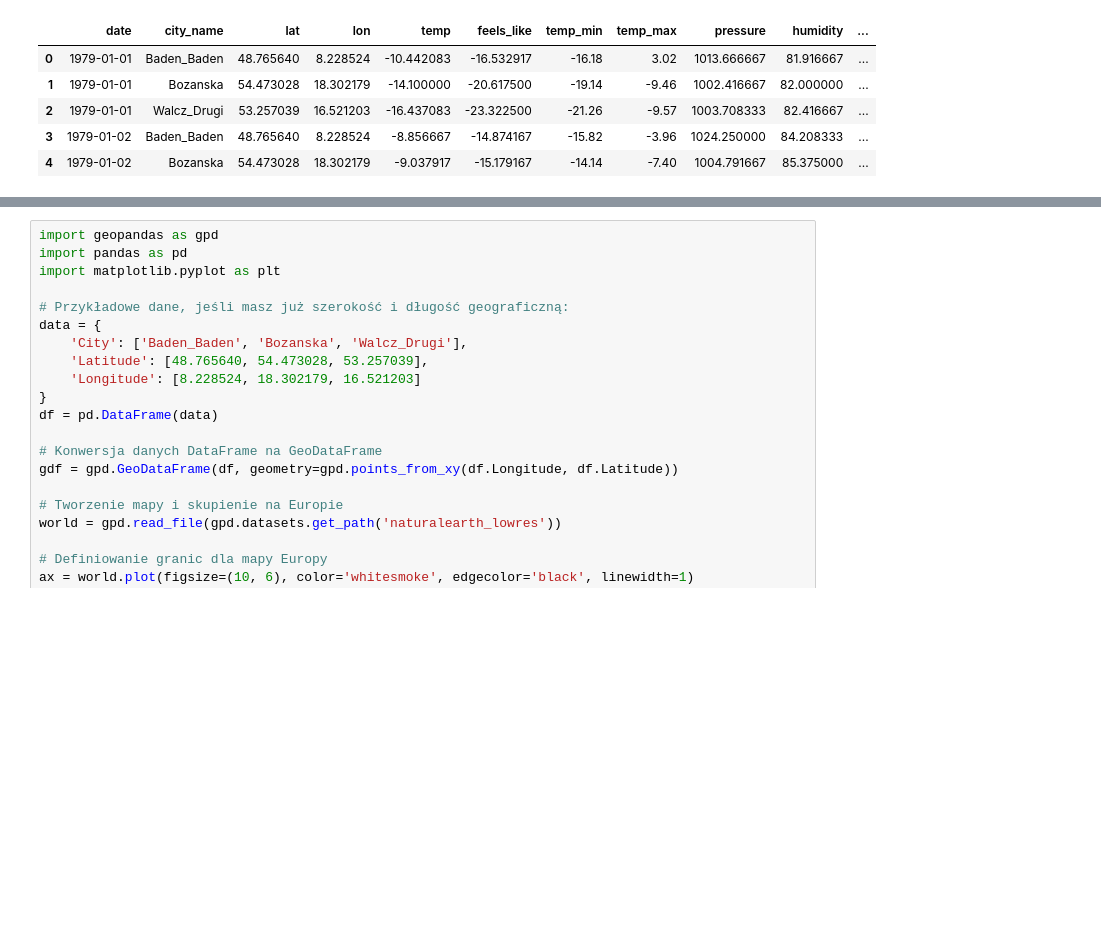
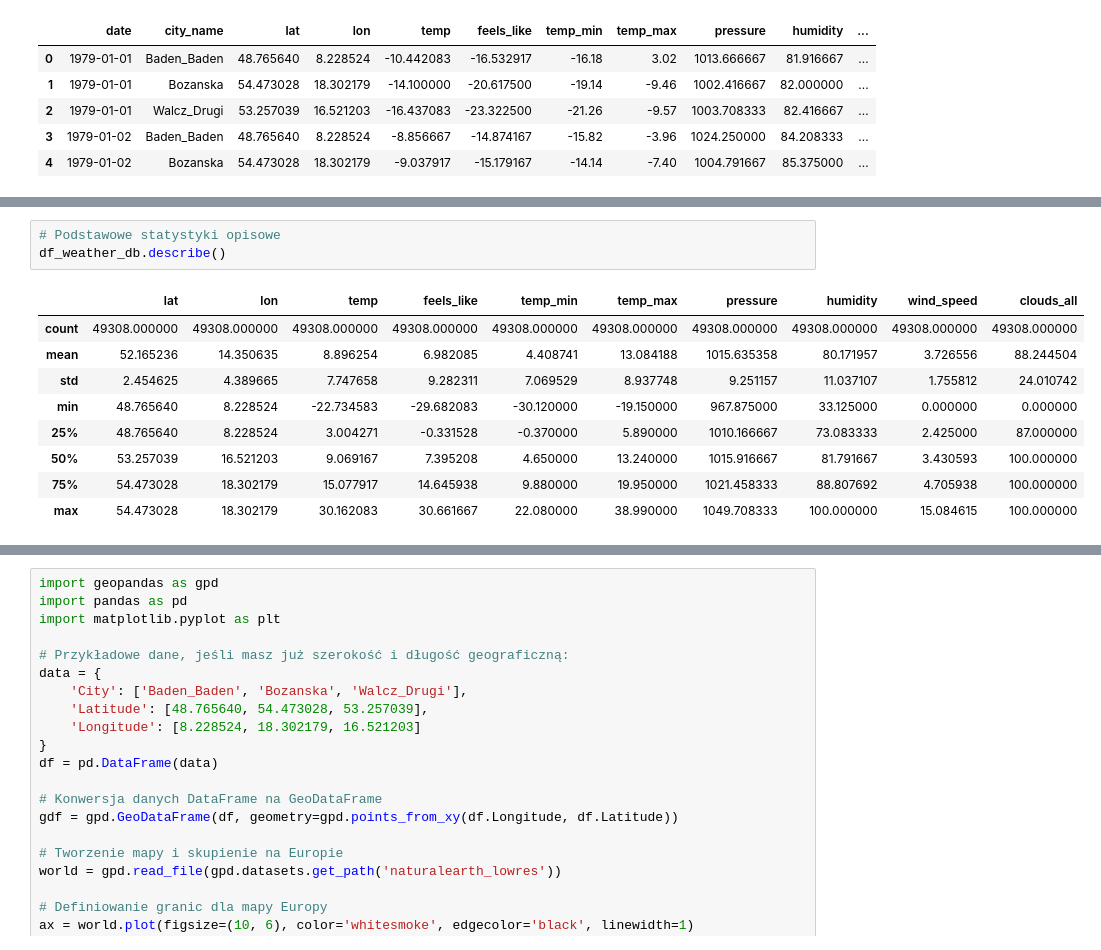
Before and after one commit to BartoszRP/MERITO_ML_Projekt_Fotowoltaika_2024, a Jupyter notebook: 1. Notebooks/03_analiza_danych.ipynb, the cells around one changed output, grey strips where cells are left out. Cells and saved outputs as stored; diff of their text form; blank space fills up the shorter version.

```diff
--- a/1. Notebooks/03_analiza_danych.ipynb
+++ b/1. Notebooks/03_analiza_danych.ipynb
@@ -90,0 +112,13 @@ df_weather_db.head()
+# %%
+# Podstawowe statystyki opisowe
+df_weather_db.describe()
+# %% [output]
+|  | lat | lon | temp | feels_like | temp_min | temp_max | pressure | humidity | wind_speed | clouds_all |
+| count | 49308.000000 | 49308.000000 | 49308.000000 | 49308.000000 | 49308.000000 | 49308.000000 | 49308.000000 | 49308.000000 | 49308.000000 | 49308.000000 |
+| mean | 52.165236 | 14.350635 | 8.896254 | 6.982085 | 4.408741 | 13.084188 | 1015.635358 | 80.171957 | 3.726556 | 88.244504 |
+| std | 2.454625 | 4.389665 | 7.747658 | 9.282311 | 7.069529 | 8.937748 | 9.251157 | 11.037107 | 1.755812 | 24.010742 |
+| min | 48.765640 | 8.228524 | -22.734583 | -29.682083 | -30.120000 | -19.150000 | 967.875000 | 33.125000 | 0.000000 | 0.000000 |
+| 25% | 48.765640 | 8.228524 | 3.004271 | -0.331528 | -0.370000 | 5.890000 | 1010.166667 | 73.083333 | 2.425000 | 87.000000 |
+| 50% | 53.257039 | 16.521203 | 9.069167 | 7.395208 | 4.650000 | 13.240000 | 1015.916667 | 81.791667 | 3.430593 | 100.000000 |
+| 75% | 54.473028 | 18.302179 | 15.077917 | 14.645938 | 9.880000 | 19.950000 | 1021.458333 | 88.807692 | 4.705938 | 100.000000 |
+| max | 54.473028 | 18.302179 | 30.162083 | 30.661667 | 22.080000 | 38.990000 | 1049.708333 | 100.000000 | 15.084615 | 100.000000 |
```
Also changed, not shown: parts of 20 cells of this notebook, 3 other files.
